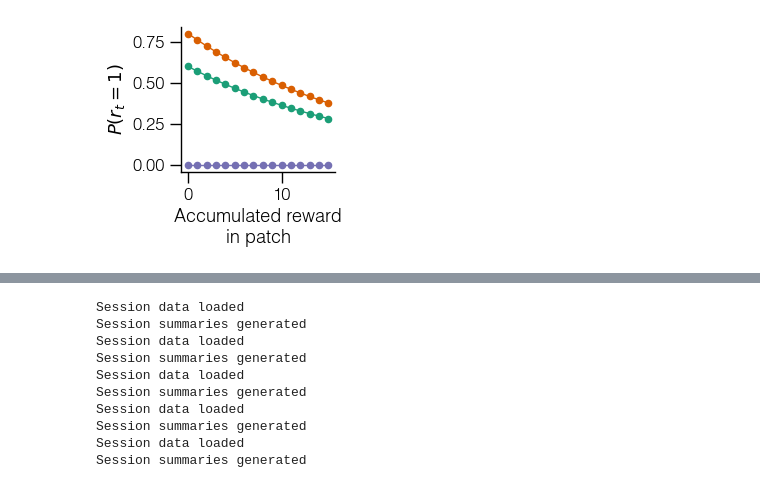
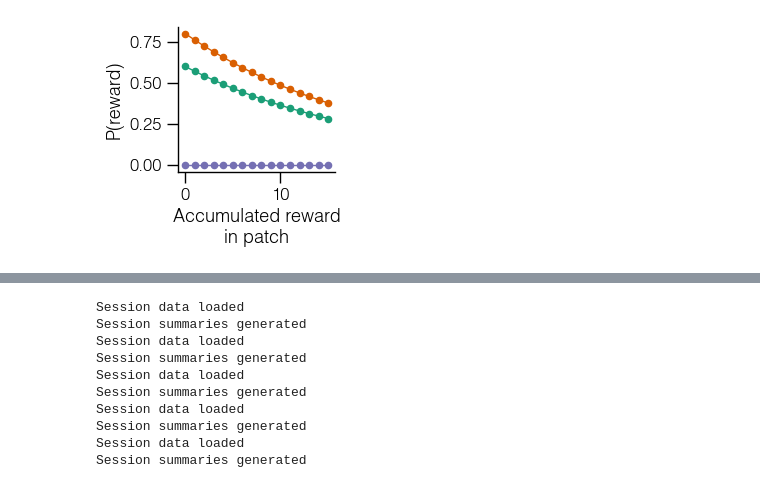
Before and after one commit to davidgbe/favorably_connected, a Jupyter notebook: code/notebooks/bulk_runs_jax/behavioral_gru_offset_exp_decay.ipynb, the cells around one changed output, grey strips where cells are left out. Cells and saved outputs as stored; diff of their text form; code cells hidden in the pictures.

```diff
--- a/code/notebooks/bulk_runs_jax/behavioral_gru_offset_exp_decay.ipynb
+++ b/code/notebooks/bulk_runs_jax/behavioral_gru_offset_exp_decay.ipynb
@@ -57,22 +54,23 @@ The autoreload extension is already loaded. To reload it, use:
 # %%
 # ── Exponential decay curves ──────────────────────────────────────────────
 prefactors  = [0,  0.6,  0.8]   # one per curve
 decay_rates = [1,  1/20,  1/20]   # one per curve
 
 x = np.arange(16)   # 0 through 20
 
 fig, ax = plt.subplots(figsize=(2.5, 2.5))
 for prefactor, decay_rate, color in zip(prefactors, decay_rates, odor_colors):
     y = prefactor * np.exp(-decay_rate * x)
     ax.plot(x, y, color=color, lw=1)
     ax.scatter(x, y, color=color, s=20)
 ax.set_xlabel('Accumulated reward\nin patch')
-ax.set_ylabel(r'$P(r_t=1)$')
+ax.set_ylabel('P(reward)')
 format_plot(ax)
 plt.tight_layout()
 plt.show()
+fig.savefig('../../../results/figures/reward_curves_fixed_offset.svg')
 # %% [output]
-[figure, old version]
+[figure, new version]
 # %%
 FIXED_EXP_GRU_INITIAL_PROB_OFFSET_NETWORKS = [
     '../../../results/fixed_exp_gru_initial_prob_offset_v4_net0/trajectories_20260529_141949.pkl',
```
Also changed, not shown: parts of 3 cells of this notebook, 10 other files.
